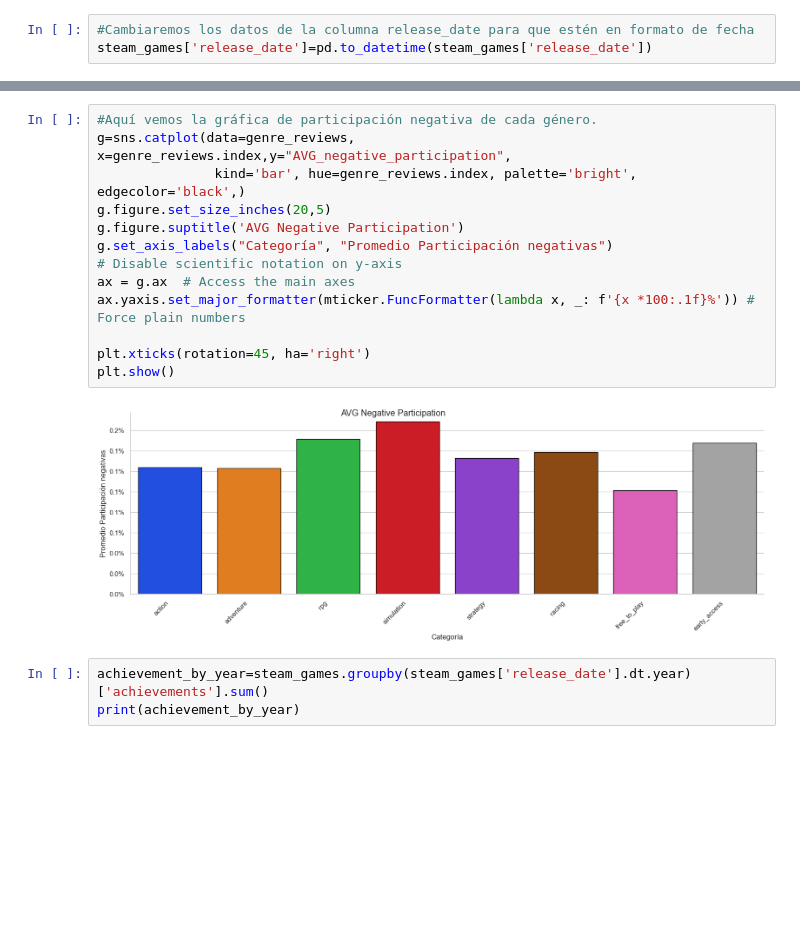
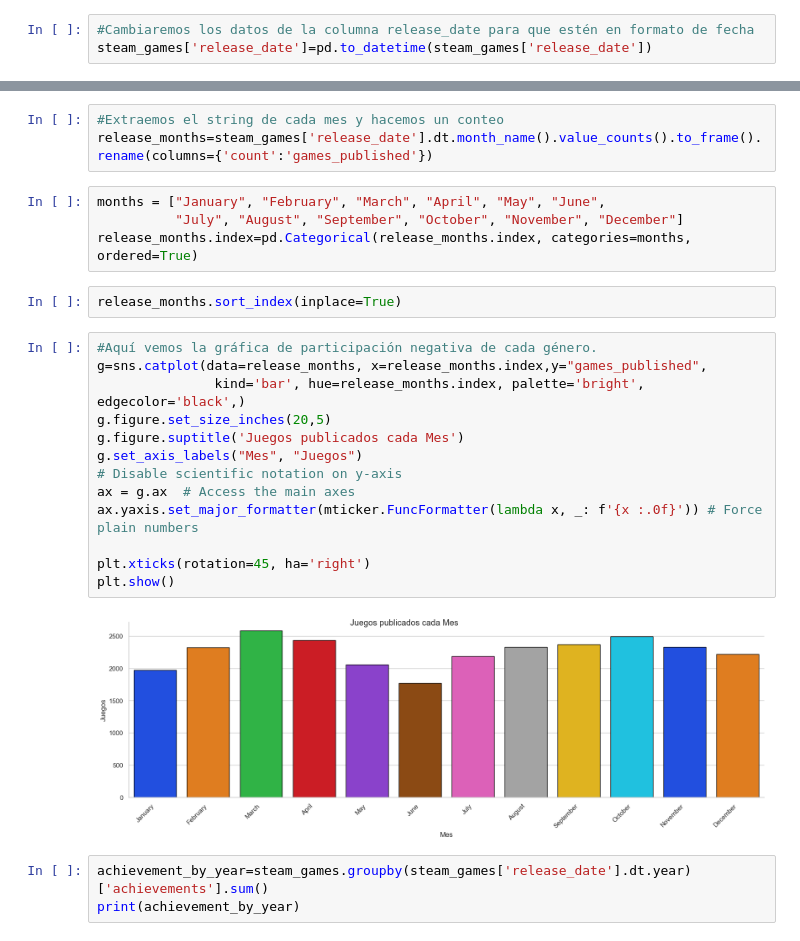
Before and after one commit to Dexinator/steam, a Jupyter notebook: steam.ipynb, the cells around one changed output, grey strips where cells are left out. Saved outputs shown, nothing was run; the diff lists cells and outputs as text; blank space fills up the shorter version.

Commit message:
Corregimos la manera de contar juegos para la pregunta 6

```diff
--- a/steam.ipynb
+++ b/steam.ipynb
@@ -888,18 +969,27 @@ steam_games['release_date'].dt.month_name().value_counts().sort_values(ascending
+# %%
+#Extraemos el string de cada mes y hacemos un conteo
+release_months=steam_games['release_date'].dt.month_name().value_counts().to_frame().rename(columns={'count':'games_published'})
+# %%
+months = ["January", "February", "March", "April", "May", "June",
+          "July", "August", "September", "October", "November", "December"]
+release_months.index=pd.Categorical(release_months.index, categories=months, ordered=True)
+# %%
+release_months.sort_index(inplace=True)
 # %%
 #Aquí vemos la gráfica de participación negativa de cada género.
-g=sns.catplot(data=genre_reviews, x=genre_reviews.index,y="AVG_negative_participation",
-               kind='bar', hue=genre_reviews.index, palette='bright', edgecolor='black',)
+g=sns.catplot(data=release_months, x=release_months.index,y="games_published",
+               kind='bar', hue=release_months.index, palette='bright', edgecolor='black',)
 g.figure.set_size_inches(20,5)
-g.figure.suptitle('AVG Negative Participation')
-g.set_axis_labels("Categoría", "Promedio Participación negativas")
+g.figure.suptitle('Juegos publicados cada Mes')
+g.set_axis_labels("Mes", "Juegos")
 # Disable scientific notation on y-axis
 ax = g.ax  # Access the main axes
-ax.yaxis.set_major_formatter(mticker.FuncFormatter(lambda x, _: f'{x *100:.1f}%')) # Force plain numbers
+ax.yaxis.set_major_formatter(mticker.FuncFormatter(lambda x, _: f'{x :.0f}')) # Force plain numbers
 
 plt.xticks(rotation=45, ha='right')
 plt.show()
 # %% [output]
-[figure, old version]
+[figure, new version]
 # %%
 achievement_by_year=steam_games.groupby(steam_games['release_date'].dt.year)['achievements'].sum()
 print(achievement_by_year)
```
Also changed, not shown: parts of 16 cells of this notebook.
